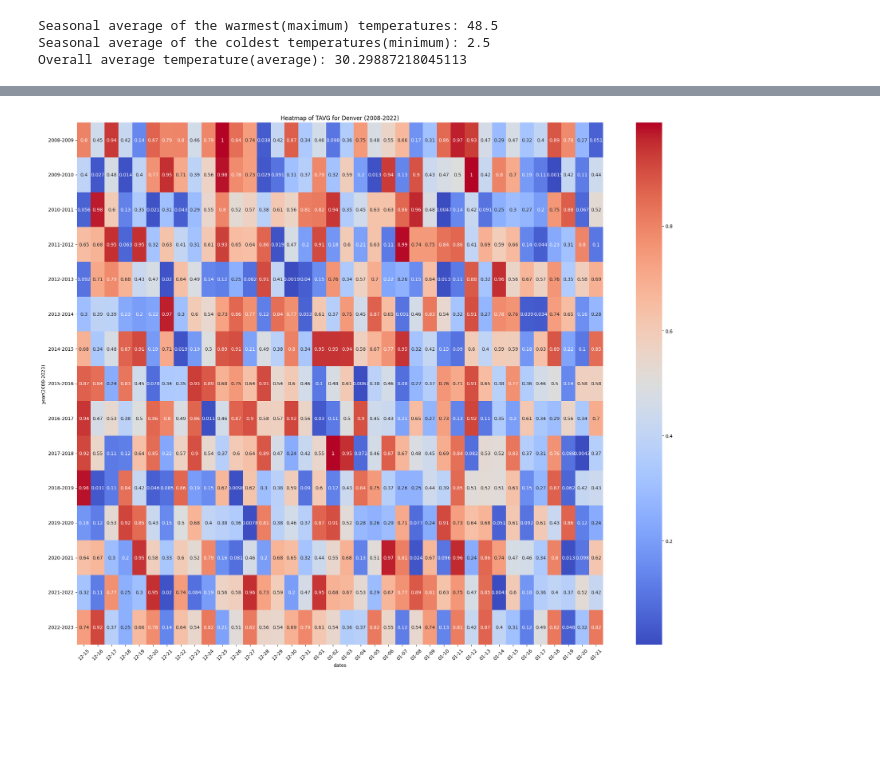
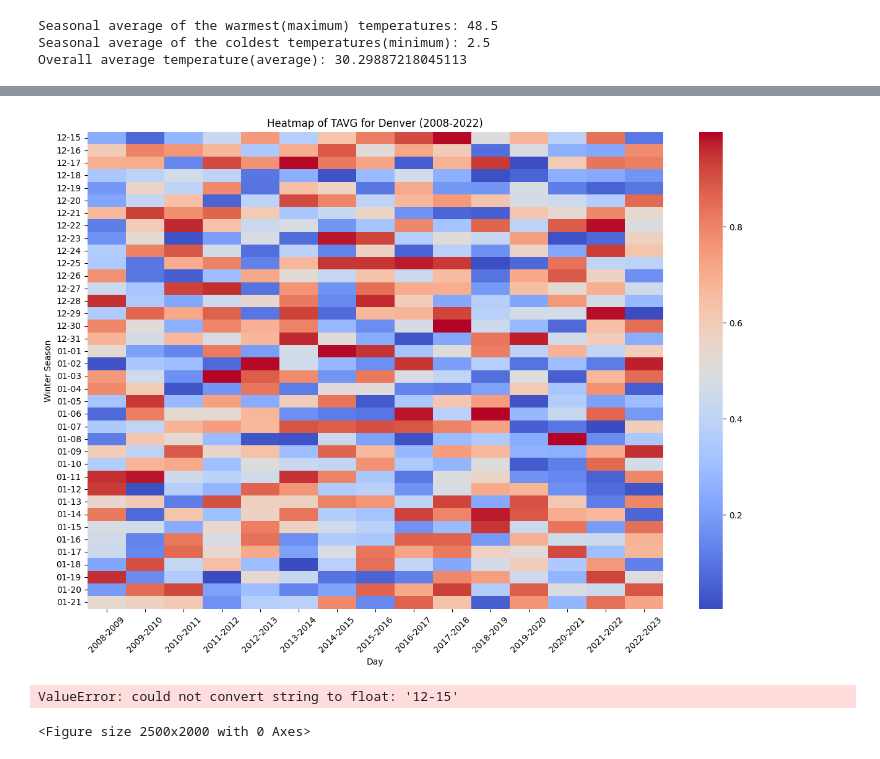
Before and after one commit to RishikaYadannavar/mcis6273-f24-datamining, a Jupyter notebook: homework/hw0/hw0.ipynb, the cells around one changed output, grey strips where cells are left out. Drawn from its saved outputs; the diff is of its cells as text; code cells hidden in the pictures; blank space fills up the shorter version.

```diff
--- a/homework/hw0/hw0.ipynb
+++ b/homework/hw0/hw0.ipynb
@@ -401,6 +349,36 @@ Requirement already satisfied: six>=1.5 in /opt/conda/envs/sau24s/lib/python3.8/
 # %%
 import seaborn as sns
 import matplotlib.pyplot as plt
+# %%
+
+# Sample DataFrame creation for demonstration purposes
+# Replace this with your actual 'denver_data' DataFrame loading code
+import pandas as pd
+import numpy as np
+
+# Creating a sample DataFrame similar to your 'denver_data' description
+dates = [f"{m:02d}-{d:02d}" for m in [12, 1] for d in range(1, 32) if not (m == 12 and d < 15) and not (m == 1 and d > 21)]
+years = [f"{y}-{y+1}" for y in range(2008, 2023)]
+data = np.random.rand(len(dates), len(years))  # Random data for demonstration
+denver_data = pd.DataFrame(data, index=dates, columns=years)
+
+# Creating the heatmap
+plt.figure(figsize=(15, 10))
+sns.heatmap(denver_data, annot=False, cmap='coolwarm')  # 'annot=False' to avoid cluttering the plot
+
+# Adding labels and title
+plt.xlabel('Day')
+plt.ylabel('Winter Season')
+plt.title('Heatmap of TAVG for Denver (2008-2022)')
+
+# Rotate the labels for better readability
+plt.xticks(rotation=45)
+plt.yticks(rotation=0)
+
+# Show the plot
+plt.show()
+# %% [output]
+[figure, added]
 # %%
 import seaborn as sns
 import matplotlib.pyplot as plt
@@ -409,7 +387,7 @@ denver_data_transposed = denver_data.transpose()
 
 
 plt.figure(figsize=(25, 20))
-sns.heatmap(denver_data_transposed, cmap='coolwarm', annot=True)  # Use 'coolwarm' colormap
+sns.heatmap(denver_data_transposed, cmap='coolwarm', annot=False)  # Use 'coolwarm' colormap
 
 # Adding labels and title
 plt.xlabel('dates')  # Days are now on the x-axis
@@ -423,4 +401,5 @@ plt.yticks(rotation=0)  # Keep the year labels horizontal
 # Show the plot
 plt.show()
 # %% [output]
-[figure, removed]
+ValueError: could not convert string to float: '12-15'
+<Figure size 2500x2000 with 0 Axes>
```
Also changed, not shown: parts of 6 cells of this notebook.
